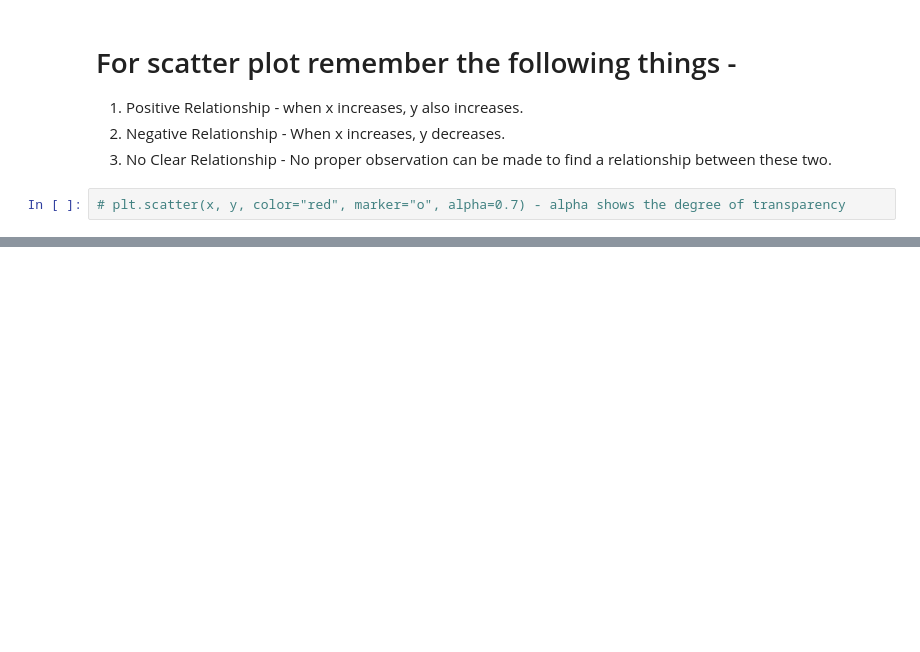
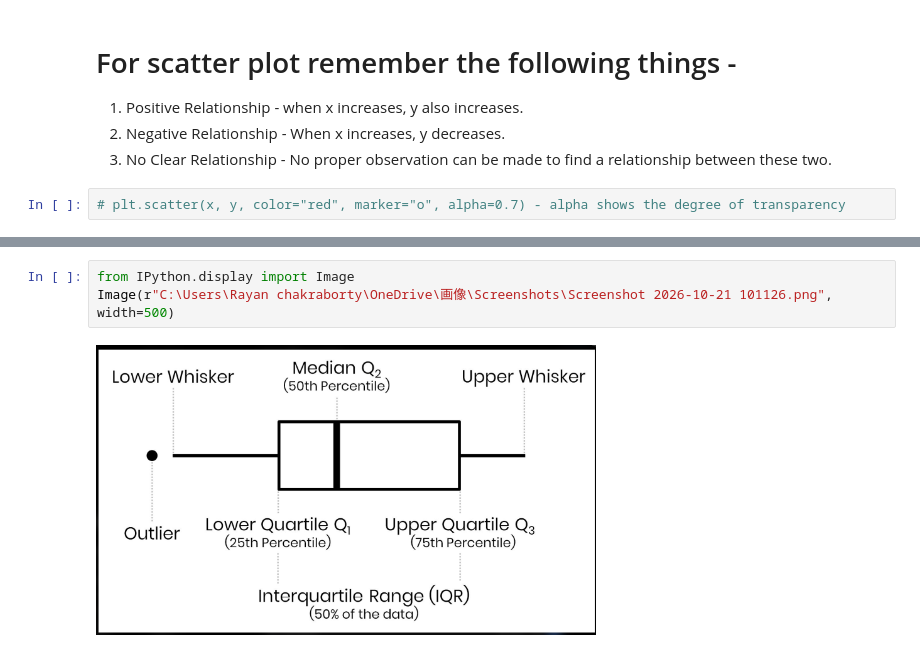
Before and after one commit to rayan8413github/Python_Data_Science_Libraries, a Jupyter notebook: Matplotlib.ipynb, the cells around one changed output, grey strips where cells are left out. Saved outputs shown, nothing was run; the diff lists cells and outputs as text; blank space fills up the shorter version.

Commit message:
box plot done in matplotlib

```diff
--- a/Matplotlib.ipynb
+++ b/Matplotlib.ipynb
@@ -82,0 +100,5 @@ plt.show()
+# %%
+from IPython.display import Image
+Image(r"C:\Users\Rayan chakraborty\OneDrive\画像\Screenshots\Screenshot 2026-10-21 101126.png", width=500)
+# %% [output]
+[figure, added]
```
Also changed, not shown: parts of 7 cells of this notebook.
